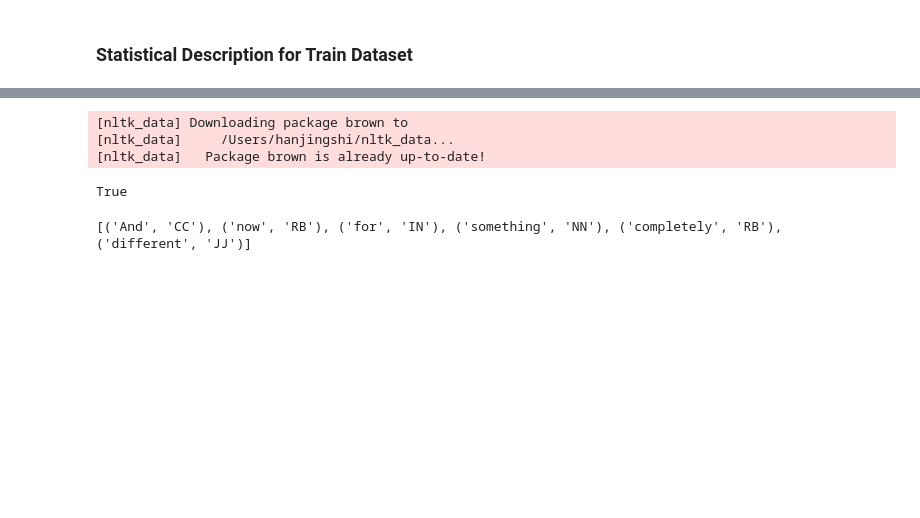
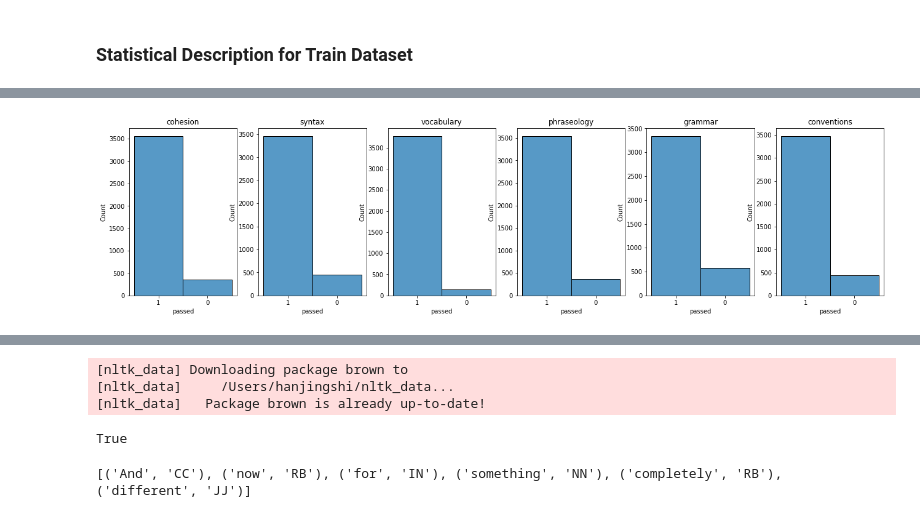
Before and after one commit to hs1063/580_final, a Jupyter notebook: 580.ipynb, the cells around one changed output, grey strips where cells are left out. Saved outputs shown, nothing was run; the diff lists cells and outputs as text; code cells hidden in the pictures; blank space fills up the shorter version.

```diff
--- a/580.ipynb
+++ b/580.ipynb
@@ -114,0 +119,11 @@ fig = make_subplots(rows=plot_rows, cols=plot_cols)
+# %%
+figure = plt.figure(figsize = (22,5))
+for i, col in enumerate(des_df.columns):
+    ax = plt.subplot(1, 6, i+1)
+    des_df['passed'] = np.select([(des_df[col] >= 2.5), (des_df[col] < 2.5)],[1,0], default='Not Specified')
+    sns.histplot(des_df.passed, label = ['Failures','Passes'],)
+    del des_df['passed']
+    ax.set_title(col)
+plt.show()
+# %% [output]
+[figure, added]
```
Also changed, not shown: parts of 14 cells of this notebook.
